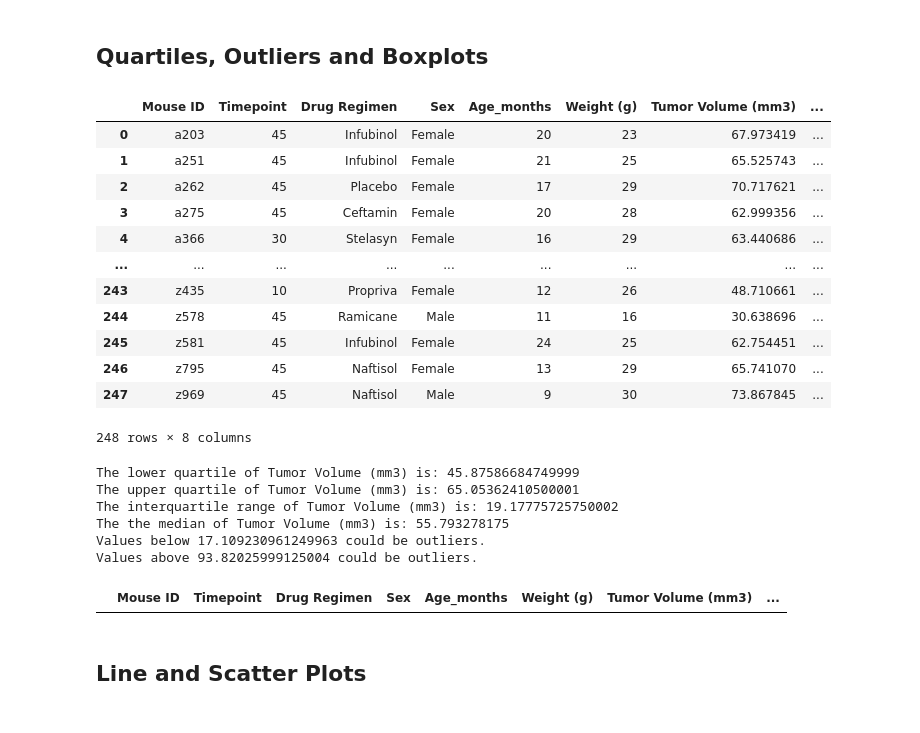
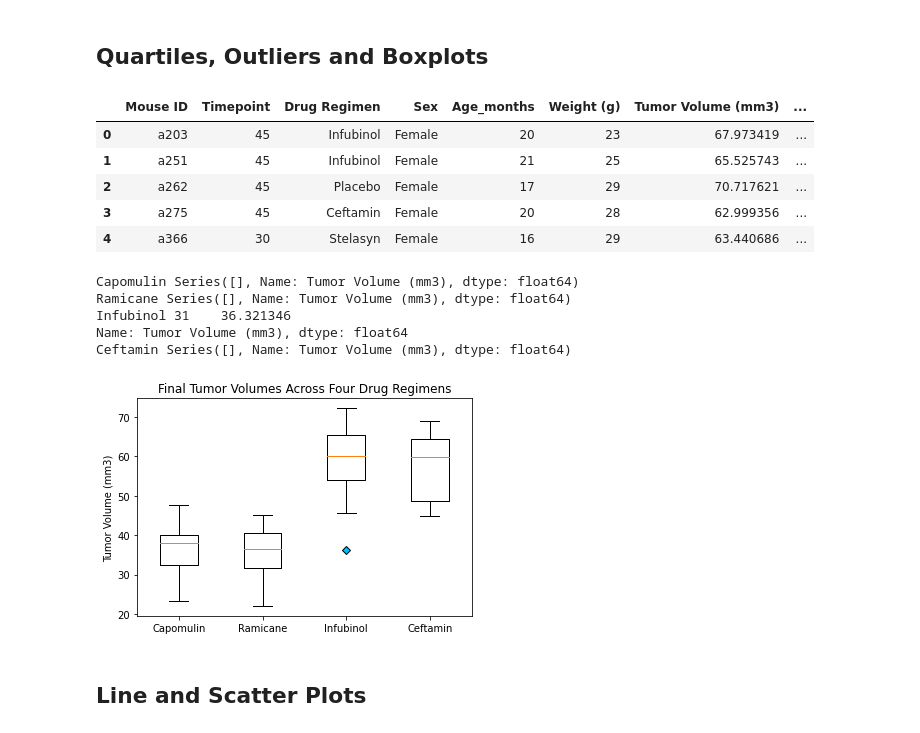
Before and after one commit to bminhas01/matplotlib-challenge, a Jupyter notebook: pymaceuticals_starter.ipynb, the cells around one changed output. Saved outputs shown, nothing was run; the diff lists cells and outputs as text; code cells hidden in the pictures.

```diff
--- a/pymaceuticals_starter.ipynb
+++ b/pymaceuticals_starter.ipynb
@@ -223,25 +201,18 @@ plt.show()
 # %%
 # Calculate the final tumor volume of each mouse across four of the treatment regimens:
 # Capomulin, Ramicane, Infubinol, and Ceftamin
 
 # Start by getting the last (greatest) timepoint for each mouse
 last_point_df = clean_source_df.groupby('Mouse ID')[['Timepoint']].max()
 last_point_df.reset_index(inplace = True)
 
 # Merge this group df with the original dataframe to get the tumor volume at the last timepoint
 last_tumor_df = pd.merge(last_point_df, clean_source_df, how = "left", on = ["Mouse ID", "Timepoint"])
-last_tumor_df
+last_tumor_df.head()
 # %% [output]
 |  | Mouse ID | Timepoint | Drug Regimen | Sex | Age_months | Weight (g) | Tumor Volume (mm3) | ... |
 | 0 | a203 | 45 | Infubinol | Female | 20 | 23 | 67.973419 | ... |
 | 1 | a251 | 45 | Infubinol | Female | 21 | 25 | 65.525743 | ... |
 | 2 | a262 | 45 | Placebo | Female | 17 | 29 | 70.717621 | ... |
 | 3 | a275 | 45 | Ceftamin | Female | 20 | 28 | 62.999356 | ... |
 | 4 | a366 | 30 | Stelasyn | Female | 16 | 29 | 63.440686 | ... |
-| ... | ... | ... | ... | ... | ... | ... | ... | ... |
-| 243 | z435 | 10 | Propriva | Female | 12 | 26 | 48.710661 | ... |
-| 244 | z578 | 45 | Ramicane | Male | 11 | 16 | 30.638696 | ... |
-| 245 | z581 | 45 | Infubinol | Female | 24 | 25 | 62.754451 | ... |
-| 246 | z795 | 45 | Naftisol | Female | 13 | 29 | 65.741070 | ... |
-| 247 | z969 | 45 | Naftisol | Male | 9 | 30 | 73.867845 | ... |
-248 rows × 8 columns
@@ -248,48 +221,48 @@ last_tumor_df
 # %%
 # Put treatments into a list for for loop (and later for plot labels)
-treatments = last_tumor_df['Drug Regimen'].unique()
+treatments = ["Capomulin", 'Ramicane', 'Infubinol', 'Ceftamin']
 
 # Create empty list to fill with tumor vol data (for plotting)
-
+volume_data = []
 
 # Calculate the IQR and quantitatively determine if there are any potential outliers.
-tumor_vol = last_tumor_df['Tumor Volume (mm3)']
-quartiles = tumor_vol.quantile([.25,.5,.75])
-lowerq = quartiles[0.25]
-upperq = quartiles[0.75]
-iqr = upperq-lowerq
-print(f"The lower quartile of Tumor Volume (mm3) is: {lowerq}")
-print(f"The upper quartile of Tumor Volume (mm3) is: {upperq}")
-print(f"The interquartile range of Tumor Volume (mm3) is: {iqr}")
-print(f"The the median of Tumor Volume (mm3) is: {quartiles[0.5]} ")
+for drug in treatments:
 
-lower_bound = lowerq - (1.5*iqr)
-upper_bound = upperq + (1.5*iqr)
-print(f"Values below {lower_bound} could be outliers.")
-print(f"Values above {upper_bound} could be outliers.")
-
-outlier_tumor_vol = last_tumor_df.loc[(last_tumor_df['Tumor Volume (mm3)'] < lower_bound) | (last_tumor_df['Tumor Volume (mm3)'] > upper_bound)]
-outlier_tumor_vol
-
-    # Locate the rows which contain mice on each drug and get the tumor volumes
-
+ # Locate the rows which contain mice on each drug and get the tumor volumes
+    tumor_vol = last_tumor_df.loc[last_tumor_df['Drug Regimen']== drug]['Tumor Volume (mm3)']
 
     # add subset
+    volume_data.append(tumor_vol)
+    quartiles = tumor_vol.quantile([.25,.5,.75])
+    lowerq = quartiles[0.25]
+    upperq = quartiles[0.75]
+    iqr = upperq-lowerq
 
 
     # Determine outliers using upper and lower bounds
-# lower_bound = lowerq - (1.5*iqr)
-# upper_bound = upperq + (1.5*iqr)
+    lower_bound = lowerq - (1.5*iqr)
+    upper_bound = upperq + (1.5*iqr)
+
+
+    outlier_tumor_vol = tumor_vol.loc[(tumor_vol < lower_bound) | (tumor_vol > upper_bound)]
+    print(drug, outlier_tumor_vol)
 # %% [output]
-The lower quartile of Tumor Volume (mm3) is: 45.87586684749999
-The upper quartile of Tumor Volume (mm3) is: 65.05362410500001
-The interquartile range of Tumor Volume (mm3) is: 19.17775725750002
-The the median of Tumor Volume (mm3) is: 55.793278175
-Values below 17.109230961249963 could be outliers.
-Values above 93.82025999125004 could be outliers.
+Capomulin Series([], Name: Tumor Volume (mm3), dtype: float64)
+Ramicane Series([], Name: Tumor Volume (mm3), dtype: float64)
+Infubinol 31    36.321346
+Name: Tumor Volume (mm3), dtype: float64
+Ceftamin Series([], Name: Tumor Volume (mm3), dtype: float64)
-|  | Mouse ID | Timepoint | Drug Regimen | Sex | Age_months | Weight (g) | Tumor Volume (mm3) | ... |
 # %%
 # Generate a box plot of the final tumor volume of each mouse across four regimens of interest
+blue_diamond = dict(markerfacecolor='deepskyblue', marker='D')
+fig1, ax1 = plt.subplots()
+ax1.set_title('Final Tumor Volumes Across Four Drug Regimens')
+ax1.set_ylabel('Tumor Volume (mm3)')
+ax1.boxplot(volume_data, flierprops = blue_diamond, labels = treatments)
+plt.savefig("Analysis/BoxPlot.png")
+plt.show()
+# %% [output]
+[figure, added]
 # %% [markdown]
 ## Line and Scatter Plots
 # %%
```
Also changed, not shown: parts of 9 cells of this notebook, 3 other files.
